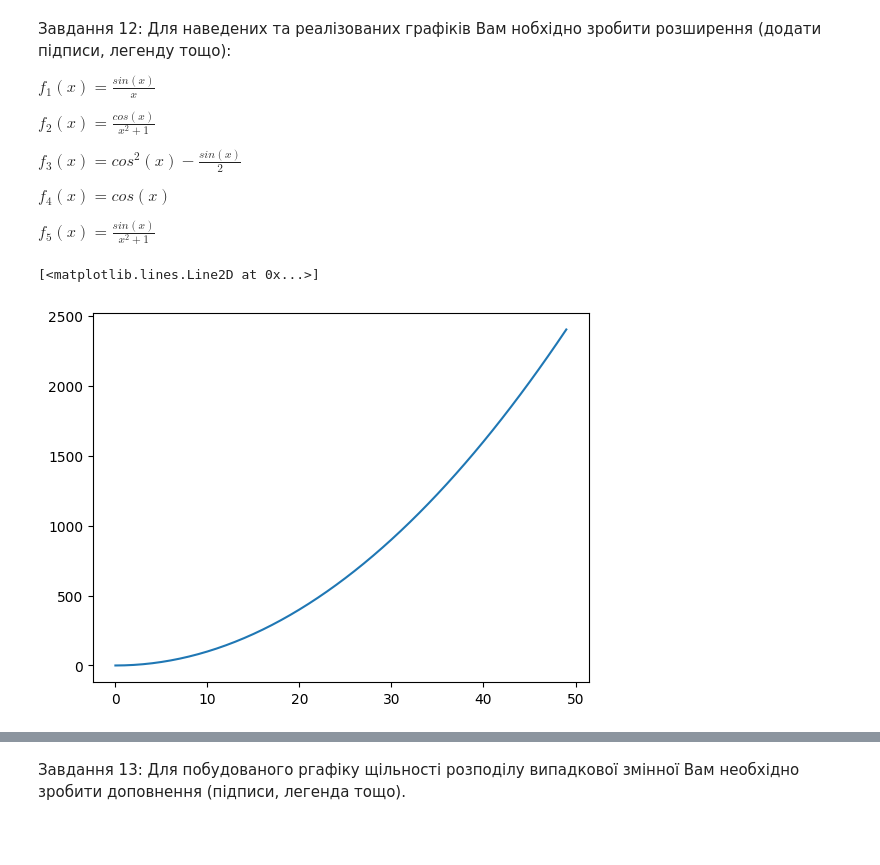
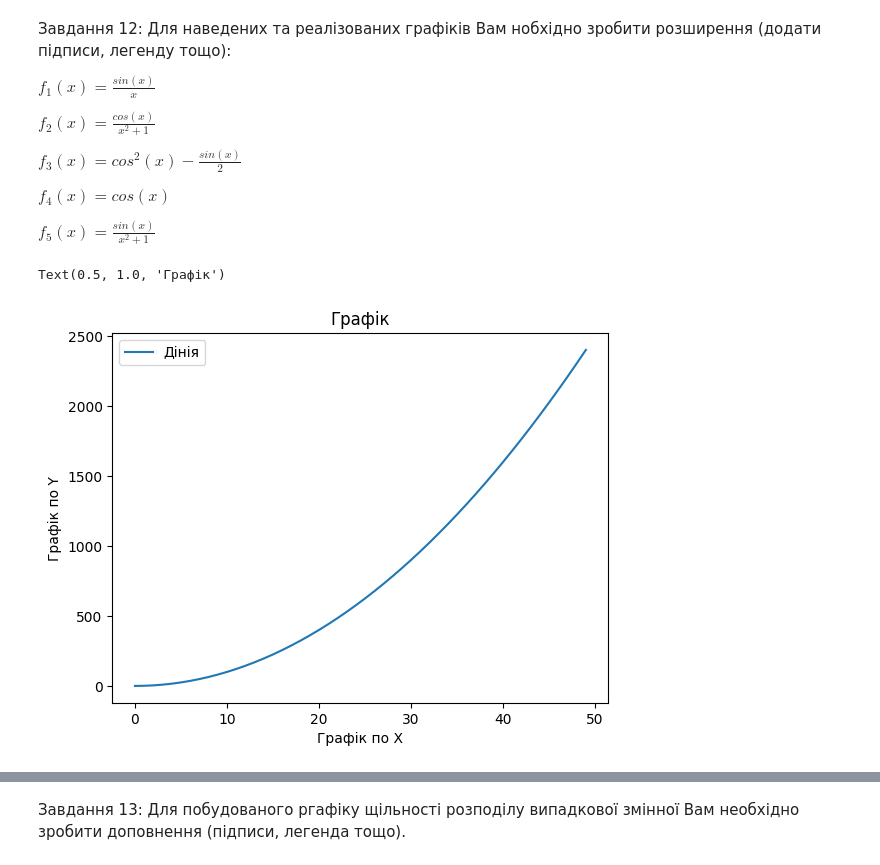
Before and after one commit to Prosik2205/OSHI, a Jupyter notebook: task1_basic_ML&DS_oleksander_prosimyak.ipynb, the cells around one changed output, grey strips where cells are left out. Saved outputs shown, nothing was run; the diff lists cells and outputs as text; code cells hidden in the pictures; blank space fills up the shorter version.

```diff
--- a/task1_basic_ML&DS_oleksander_prosimyak.ipynb
+++ b/task1_basic_ML&DS_oleksander_prosimyak.ipynb
@@ -269,9 +269,13 @@ from matplotlib import pylab as plt
 # %%
 x = [i for i in range (50)]
 y = [i**2 for i in range (50)]
-plt.plot(x,y)
+plt.plot(x, y, label='Дінія')
+plt.xlabel('Графік по Х')
+plt.ylabel('Графік по Y')
+plt.legend()
+plt.title('Графік')
 # %% [output]
-[<matplotlib.lines.Line2D at 0x...>]
+Text(0.5, 1.0, 'Графік')
-[figure, old version]
+[figure, new version]
 # %%
 import matplotlib.pyplot as plt
```
Also changed, not shown: parts of 5 cells of this notebook.
